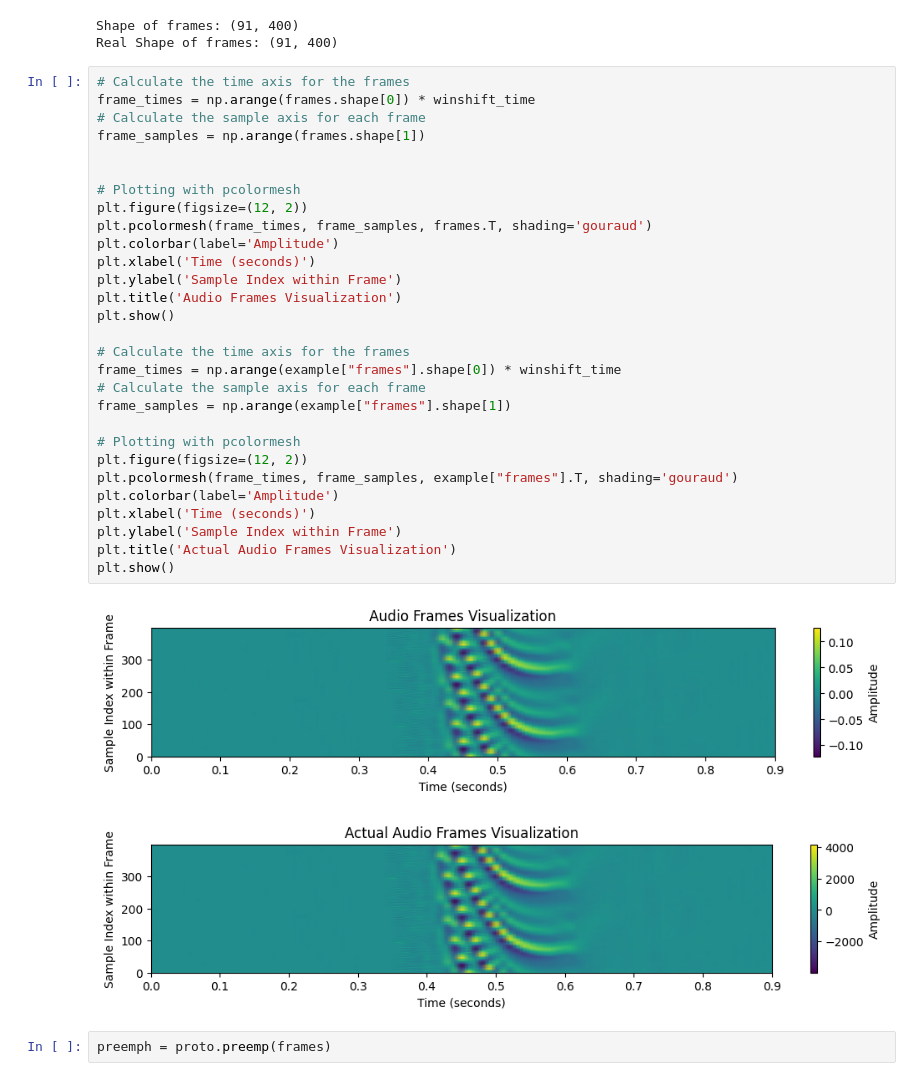
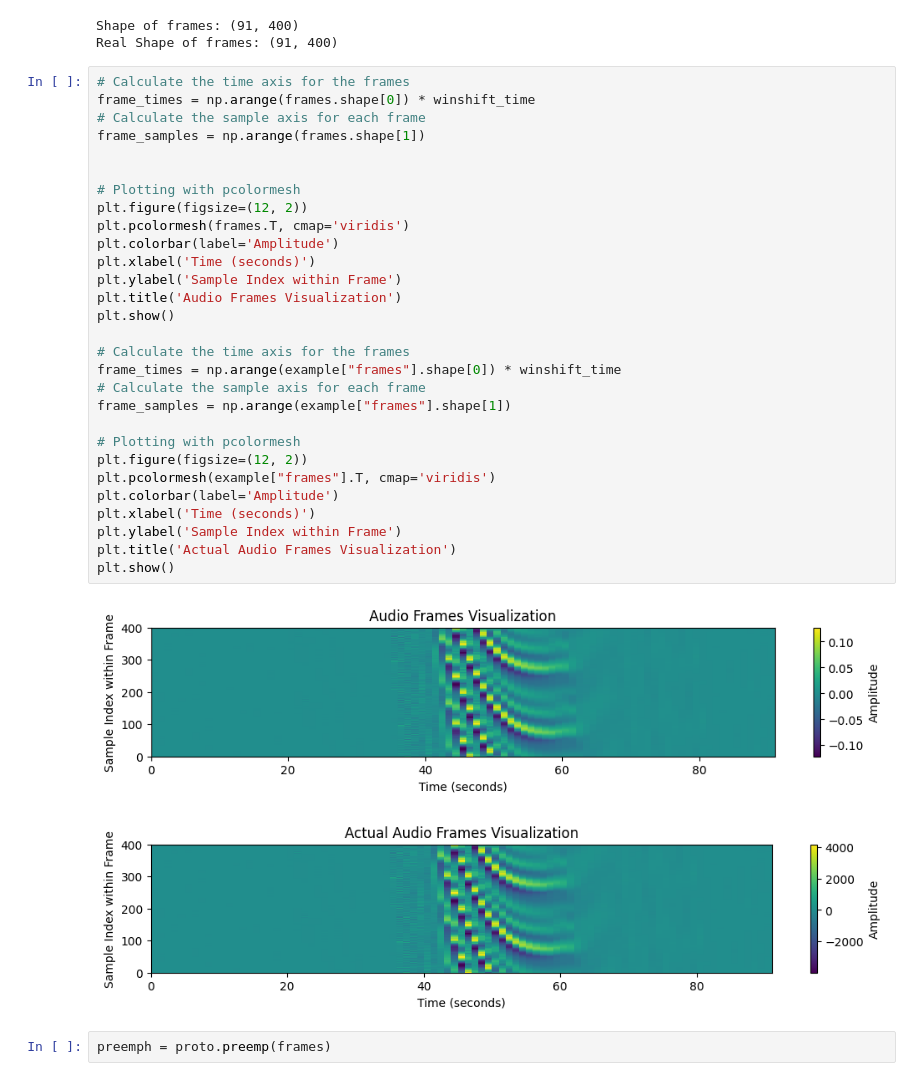
Before and after one commit to kyebinan/Speach-Speaker-Recognition, a Jupyter notebook: Lab1/lab1.ipynb, the cells around one changed output. Drawn from its saved outputs; the diff is of its cells as text.

```diff
--- a/Lab1/lab1.ipynb
+++ b/Lab1/lab1.ipynb
@@ -50,35 +50,35 @@ Real Shape of frames: (91, 400)
 # %%
 # Calculate the time axis for the frames
 frame_times = np.arange(frames.shape[0]) * winshift_time
 # Calculate the sample axis for each frame
 frame_samples = np.arange(frames.shape[1])
 
 
 # Plotting with pcolormesh
 plt.figure(figsize=(12, 2))
-plt.pcolormesh(frame_times, frame_samples, frames.T, shading='gouraud')
+plt.pcolormesh(frames.T, cmap='viridis')
 plt.colorbar(label='Amplitude')
 plt.xlabel('Time (seconds)')
 plt.ylabel('Sample Index within Frame')
 plt.title('Audio Frames Visualization')
 plt.show()
 
 # Calculate the time axis for the frames
 frame_times = np.arange(example["frames"].shape[0]) * winshift_time
 # Calculate the sample axis for each frame
 frame_samples = np.arange(example["frames"].shape[1])
 
 # Plotting with pcolormesh
 plt.figure(figsize=(12, 2))
-plt.pcolormesh(frame_times, frame_samples, example["frames"].T, shading='gouraud')
+plt.pcolormesh(example["frames"].T, cmap='viridis')
 plt.colorbar(label='Amplitude')
 plt.xlabel('Time (seconds)')
 plt.ylabel('Sample Index within Frame')
 plt.title('Actual Audio Frames Visualization')
 plt.show()
 # %% [output]
-[figure, old version]
+[figure, new version]
-[figure, old version]
+[figure, new version]
 # %%
 preemph = proto.preemp(frames)
 # %%
```
Also changed, not shown: parts of 2 cells of this notebook.
